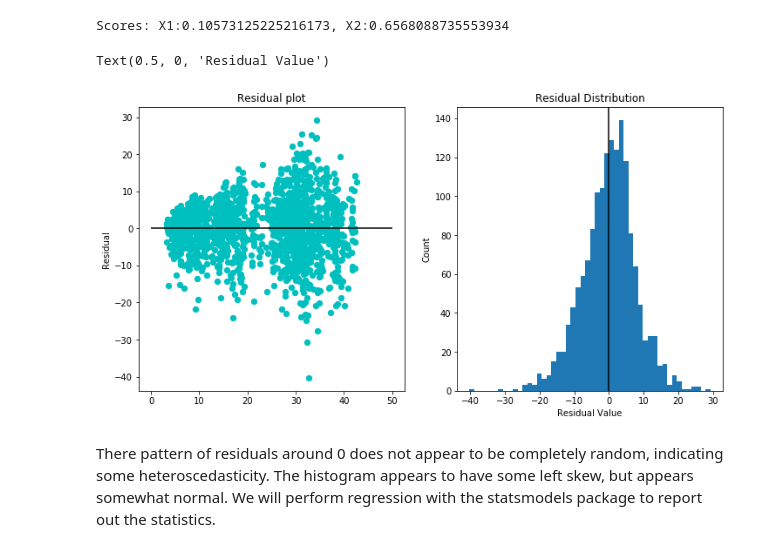
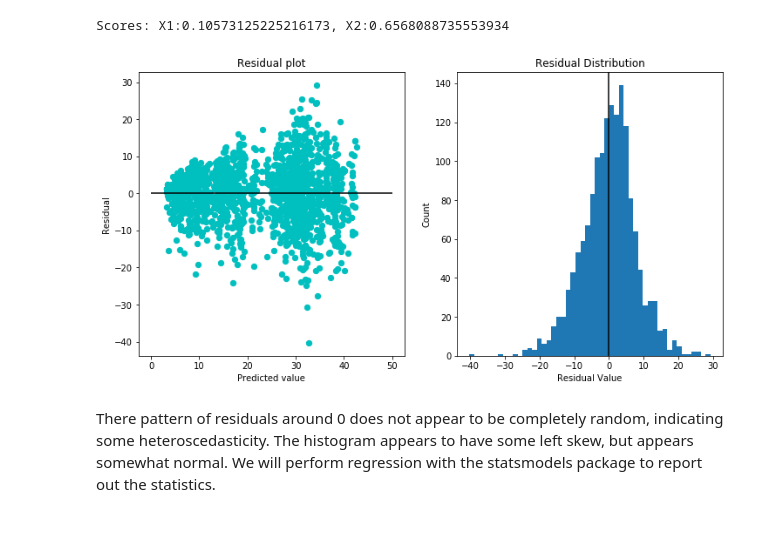
Before and after one commit to ghopping/Springboard_Capstone_1, a Jupyter notebook: GH_Capstone_1_regression.ipynb, the cells around one changed output. Saved outputs shown, nothing was run; the diff lists cells and outputs as text; code cells hidden in the pictures.

```diff
--- a/GH_Capstone_1_regression.ipynb
+++ b/GH_Capstone_1_regression.ipynb
@@ -320,21 +320,22 @@ Scores: X1:0.10573125225216173, X2:0.6568088735553934
 # %%
 #Residual plot
 plt.figure(figsize=(12,6))
 plt.subplot(1,2,1)
 _ = plt.scatter(reg.predict(np.array(X2_test)), reg.predict(np.array(X2_test)) - np.array(y2_test), \
                                                        c='c', s = 40)
 plt.hlines(y=0, xmin=0, xmax=50)
 plt.title('Residual plot')
 plt.ylabel('Residual')
+plt.xlabel('Predicted value')
 plt.subplot(1,2,2)
 _ = plt.hist(reg.predict(np.array(X2_test)) - np.array(y2_test), bins=50)
 _ = plt.axvline(0, color='k')
 plt.title('Residual Distribution')
 plt.ylabel('Count')
 plt.xlabel('Residual Value')
+plt.savefig('qq_residuals.png')
 # %% [output]
-Text(0.5, 0, 'Residual Value')
-[figure, old version]
+[figure, new version]
 # %% [markdown]
 There pattern of residuals around 0 does not appear to be completely random, indicating some heteroscedasticity. The histogram appears to have some left skew, but appears somewhat normal. We will perform regression with the statsmodels package to report out the statistics.
 # %%
```
Also changed, not shown: parts of 18 cells of this notebook, 11 other files.
